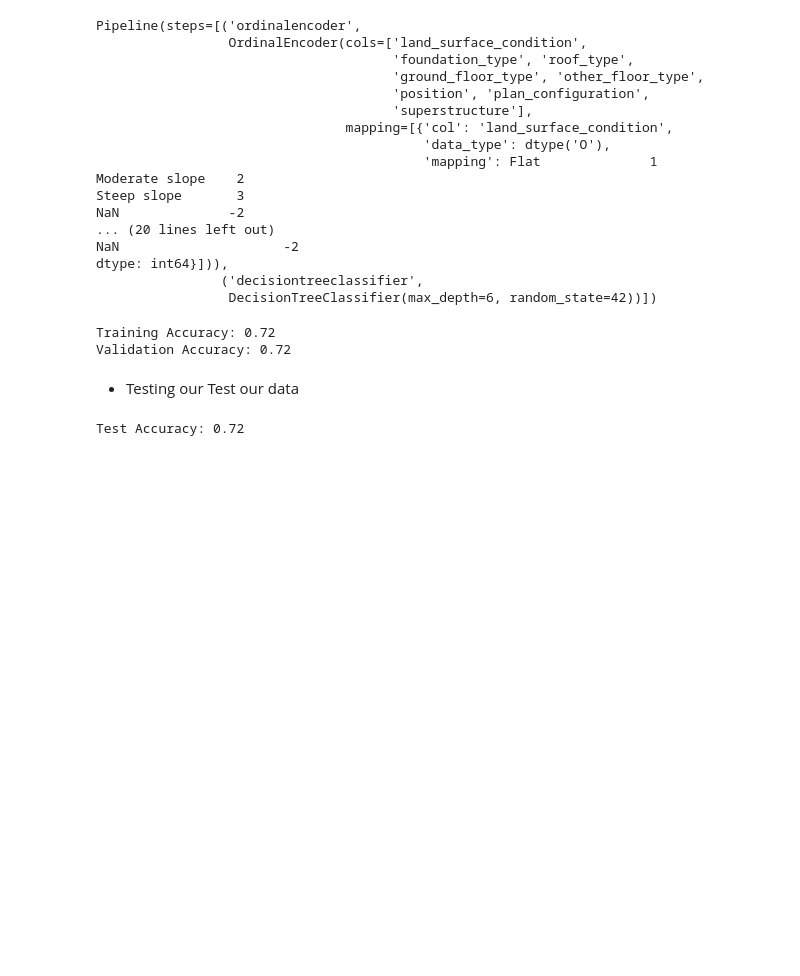
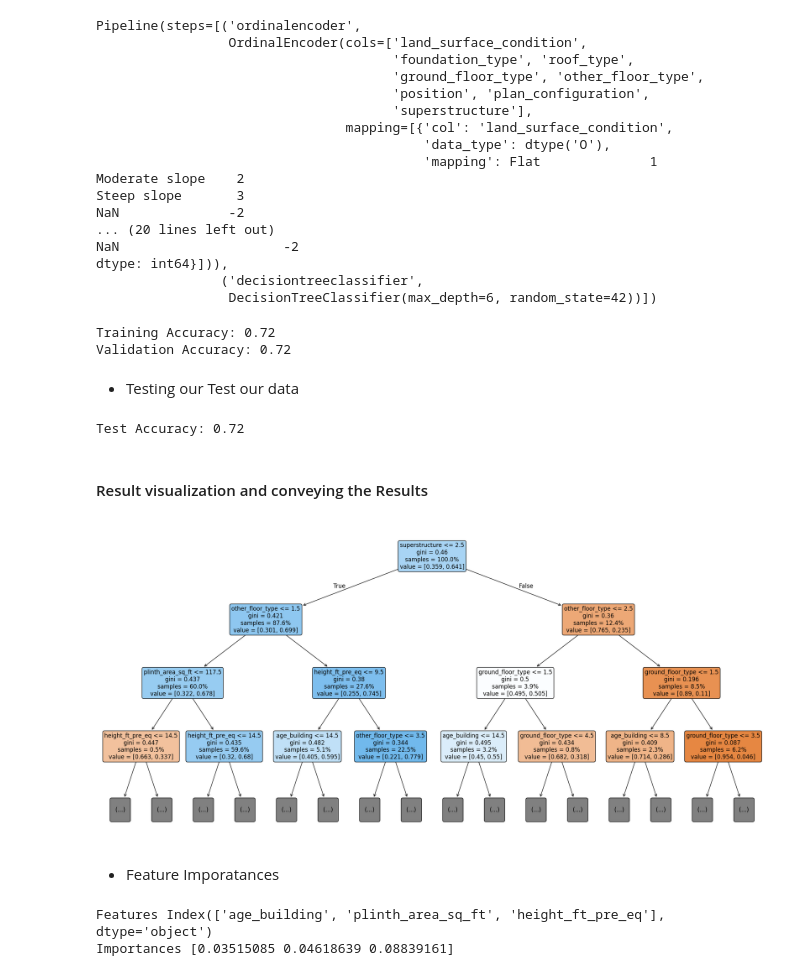
Before and after one commit to tech-ml-quant-luv/Applied_data_science_lab_worldquant, a Jupyter notebook: Project 4 - Earthquake damage in Nepal/043-Decision-trees.ipynb, the cells around one changed output. Cells and saved outputs as stored; diff of their text form; code cells hidden in the pictures; blank space fills up the shorter version.

```diff
--- a/Project 4 - Earthquake damage in Nepal/043-Decision-trees.ipynb
+++ b/Project 4 - Earthquake damage in Nepal/043-Decision-trees.ipynb
@@ -212,3 +212,30 @@ acc_val = accuracy_score(y_test, model.predict(X_test))
 print("Test Accuracy:", round(acc_val, 2))
 # %% [output]
 Test Accuracy: 0.72
+# %% [markdown]
+#### Result visualization and conveying the Results
+# %%
+fig, ax = plt.subplots(figsize=(25,12))
+#Plot tree
+plot_tree(
+    decision_tree=model.named_steps["decisiontreeclassifier"],
+    feature_names= X_train.columns,
+    filled=True, #Color leaf with classes
+    rounded=True, #Round leaf edges
+    proportion=True, #Display proportion of classes in leaf
+    max_depth=3, #Only display first three levels
+    fontsize=12, #Enlarge Font
+    ax=ax #Place in figure axis
+);
+# %% [output]
+[figure, added]
+# %% [markdown]
+- Feature Imporatances
+# %%
+features =X_train.columns
+importances = model.named_steps["decisiontreeclassifier"].feature_importances_
+print("Features",features[:3])
+print("Importances",importances[:3])
+# %% [output]
+Features Index(['age_building', 'plinth_area_sq_ft', 'height_ft_pre_eq'], dtype='object')
+Importances [0.03515085 0.04618639 0.08839161]
```
Also changed, not shown: parts of 5 cells of this notebook.
